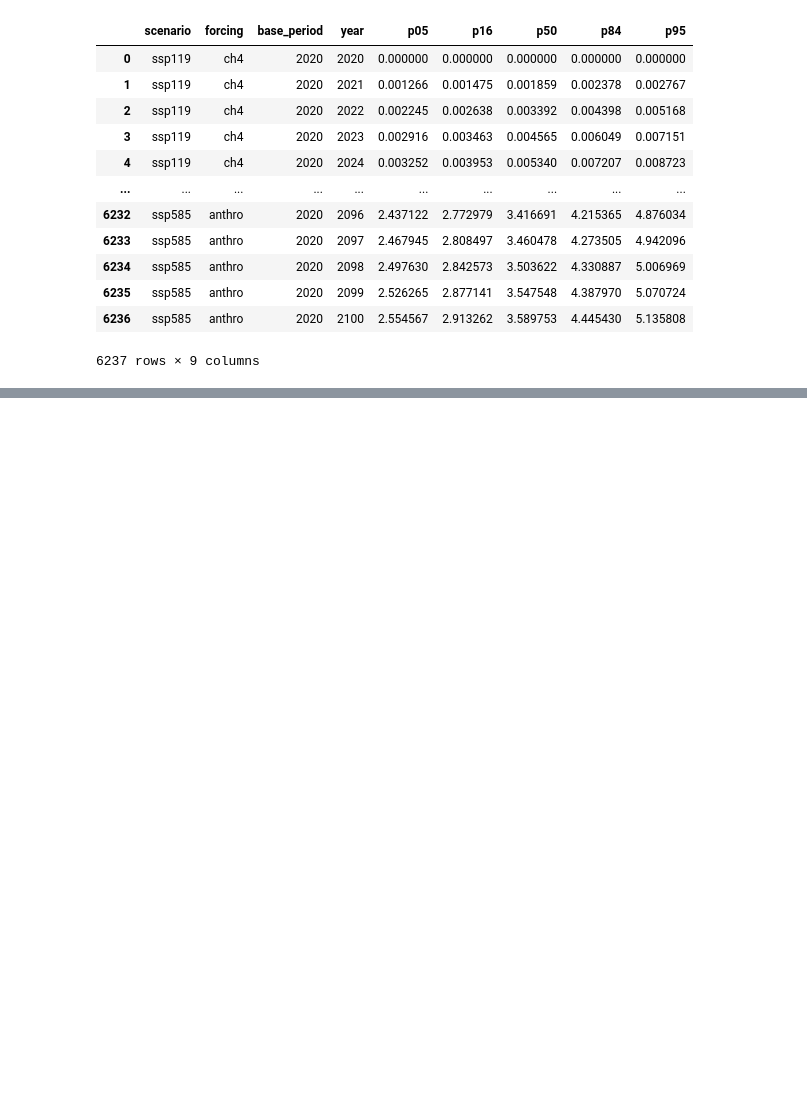
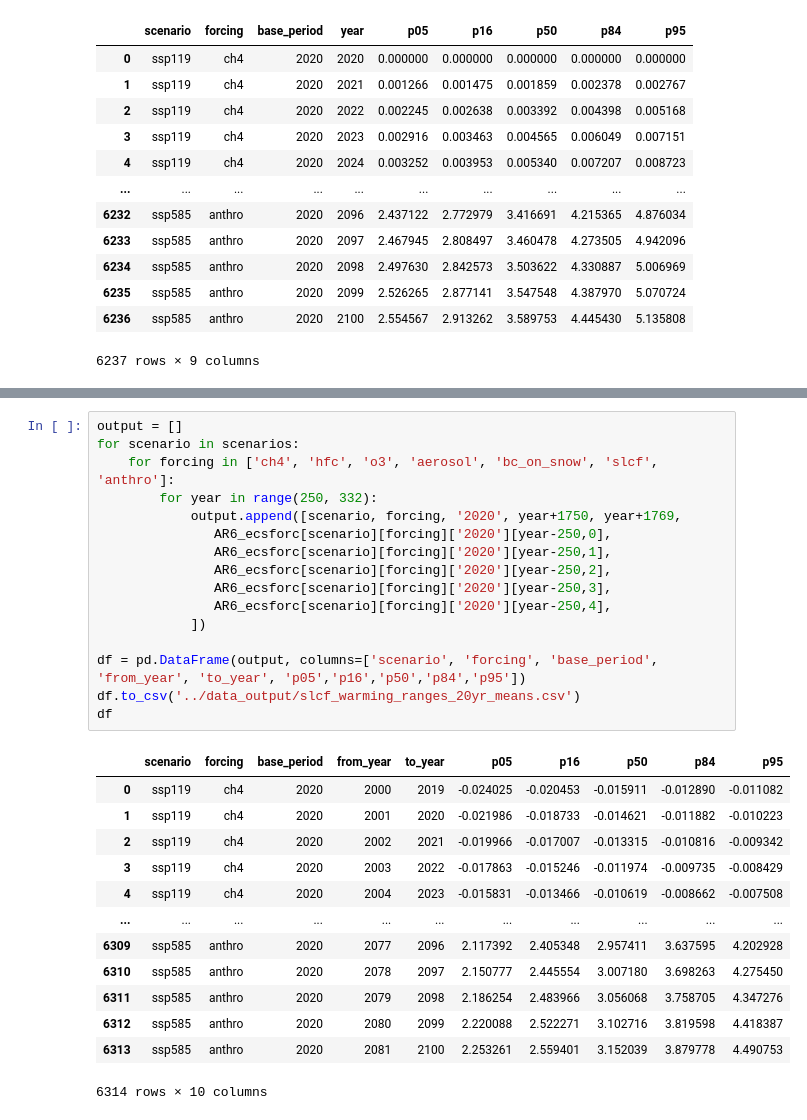
Before and after one commit to chrisroadmap/ar6, a Jupyter notebook: notebooks/260_chapter6_slcf_future_warming_contributions.ipynb, the cells around one changed output, grey strips where cells are left out. Saved outputs shown, nothing was run; the diff lists cells and outputs as text; blank space fills up the shorter version.

```diff
--- a/notebooks/260_chapter6_slcf_future_warming_contributions.ipynb
+++ b/notebooks/260_chapter6_slcf_future_warming_contributions.ipynb
@@ -186,0 +254,30 @@ df
+# %%
+output = []
+for scenario in scenarios:
+    for forcing in ['ch4', 'hfc', 'o3', 'aerosol', 'bc_on_snow', 'slcf', 'anthro']:
+        for year in range(250, 332):
+            output.append([scenario, forcing, '2020', year+1750, year+1769,
+               AR6_ecsforc[scenario][forcing]['2020'][year-250,0],
+               AR6_ecsforc[scenario][forcing]['2020'][year-250,1],
+               AR6_ecsforc[scenario][forcing]['2020'][year-250,2],
+               AR6_ecsforc[scenario][forcing]['2020'][year-250,3],
+               AR6_ecsforc[scenario][forcing]['2020'][year-250,4],
+            ])
+
+df = pd.DataFrame(output, columns=['scenario', 'forcing', 'base_period', 'from_year', 'to_year', 'p05','p16','p50','p84','p95'])
+df.to_csv('../data_output/slcf_warming_ranges_20yr_means.csv')
+df
+# %% [output]
+|  | scenario | forcing | base_period | from_year | to_year | p05 | p16 | p50 | p84 | p95 |
+| 0 | ssp119 | ch4 | 2020 | 2000 | 2019 | -0.024025 | -0.020453 | -0.015911 | -0.012890 | -0.011082 |
+| 1 | ssp119 | ch4 | 2020 | 2001 | 2020 | -0.021986 | -0.018733 | -0.014621 | -0.011882 | -0.010223 |
+| 2 | ssp119 | ch4 | 2020 | 2002 | 2021 | -0.019966 | -0.017007 | -0.013315 | -0.010816 | -0.009342 |
+| 3 | ssp119 | ch4 | 2020 | 2003 | 2022 | -0.017863 | -0.015246 | -0.011974 | -0.009735 | -0.008429 |
+| 4 | ssp119 | ch4 | 2020 | 2004 | 2023 | -0.015831 | -0.013466 | -0.010619 | -0.008662 | -0.007508 |
+| ... | ... | ... | ... | ... | ... | ... | ... | ... | ... | ... |
+| 6309 | ssp585 | anthro | 2020 | 2077 | 2096 | 2.117392 | 2.405348 | 2.957411 | 3.637595 | 4.202928 |
+| 6310 | ssp585 | anthro | 2020 | 2078 | 2097 | 2.150777 | 2.445554 | 3.007180 | 3.698263 | 4.275450 |
+| 6311 | ssp585 | anthro | 2020 | 2079 | 2098 | 2.186254 | 2.483966 | 3.056068 | 3.758705 | 4.347276 |
+| 6312 | ssp585 | anthro | 2020 | 2080 | 2099 | 2.220088 | 2.522271 | 3.102716 | 3.819598 | 4.418387 |
+| 6313 | ssp585 | anthro | 2020 | 2081 | 2100 | 2.253261 | 2.559401 | 3.152039 | 3.879778 | 4.490753 |
+6314 rows × 10 columns
```
Also changed, not shown: parts of 4 cells of this notebook, 10 other files.
